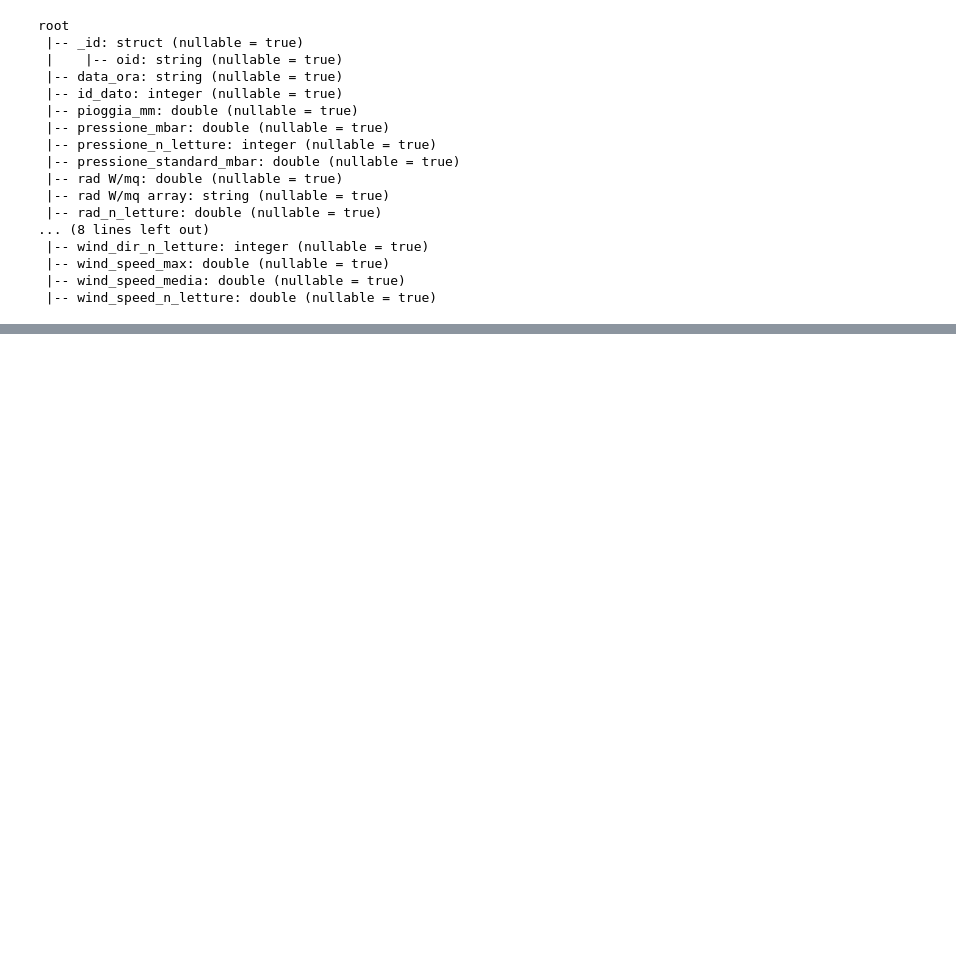
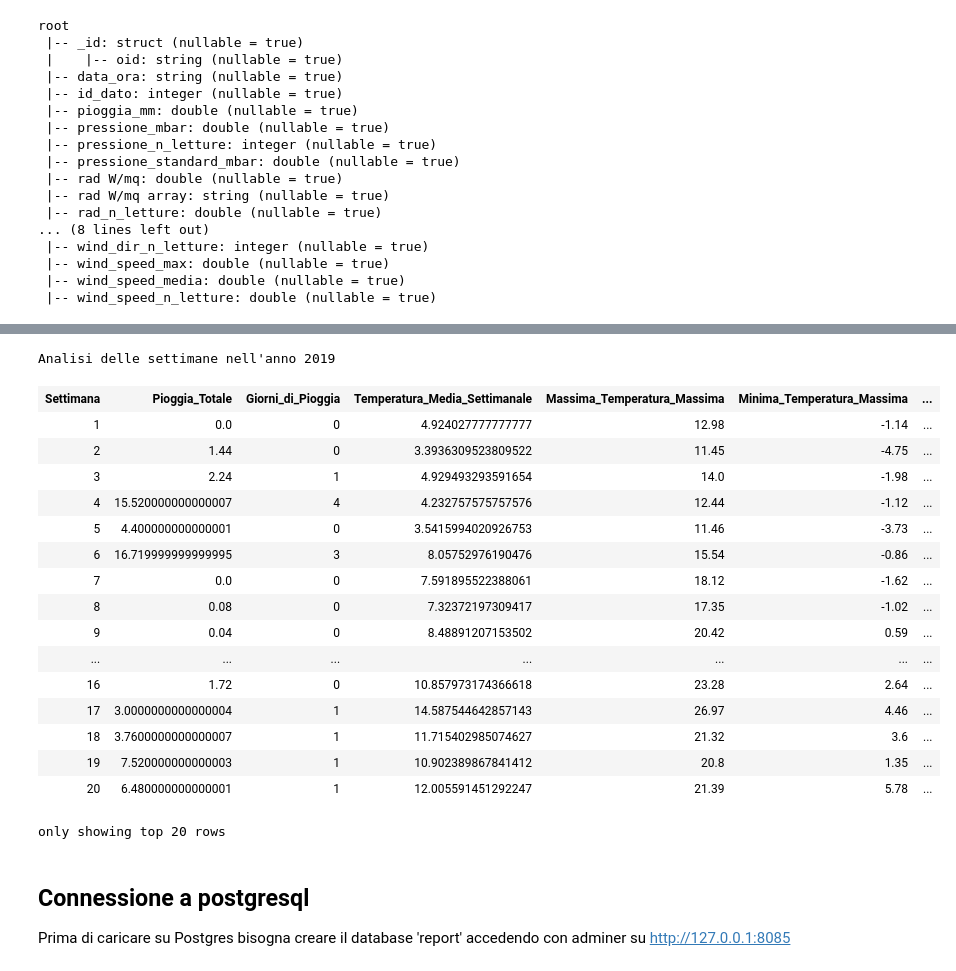
Before and after one commit to Shamri94/secondoprogetto_bigdata, a Jupyter notebook: job/SparkJobsSecondProject.ipynb, the cells around one changed output, grey strips where cells are left out. Drawn from its saved outputs; the diff is of its cells as text; code cells hidden in the pictures; blank space fills up the shorter version.

Commit message:
Completati i job weekly_report e anomalies_detection

```diff
--- a/job/SparkJobsSecondProject.ipynb
+++ b/job/SparkJobsSecondProject.ipynb
@@ -157,3 +189,29 @@ df2
+# %%
+df_weekly = weekly_report(2019)
+
+df_weekly
+# %% [output]
+Analisi delle settimane nell'anno 2019
+| Settimana | Pioggia_Totale | Giorni_di_Pioggia | Temperatura_Media_Settimanale | Massima_Temperatura_Massima | Minima_Temperatura_Massima | ... |
+| 1 | 0.0 | 0 | 4.924027777777777 | 12.98 | -1.14 | ... |
+| 2 | 1.44 | 0 | 3.3936309523809522 | 11.45 | -4.75 | ... |
+| 3 | 2.24 | 1 | 4.929493293591654 | 14.0 | -1.98 | ... |
+| 4 | 15.520000000000007 | 4 | 4.232757575757576 | 12.44 | -1.12 | ... |
+| 5 | 4.400000000000001 | 0 | 3.5415994020926753 | 11.46 | -3.73 | ... |
+| 6 | 16.719999999999995 | 3 | 8.05752976190476 | 15.54 | -0.86 | ... |
+| 7 | 0.0 | 0 | 7.591895522388061 | 18.12 | -1.62 | ... |
+| 8 | 0.08 | 0 | 7.32372197309417 | 17.35 | -1.02 | ... |
+| 9 | 0.04 | 0 | 8.48891207153502 | 20.42 | 0.59 | ... |
+| ... | ... | ... | ... | ... | ... | ... |
+| 16 | 1.72 | 0 | 10.857973174366618 | 23.28 | 2.64 | ... |
+| 17 | 3.0000000000000004 | 1 | 14.587544642857143 | 26.97 | 4.46 | ... |
+| 18 | 3.7600000000000007 | 1 | 11.715402985074627 | 21.32 | 3.6 | ... |
+| 19 | 7.520000000000003 | 1 | 10.902389867841412 | 20.8 | 1.35 | ... |
+| 20 | 6.480000000000001 | 1 | 12.005591451292247 | 21.39 | 5.78 | ... |
+only showing top 20 rows
+# %% [markdown]
+## Connessione a postgresql
+Prima di caricare su Postgres bisogna creare il database 'report' accedendo con adminer su http://127.0.0.1:8085
 # %%
 driver = "org.sqlite.JDBC"
 url="jdbc:postgresql://postgres/report"
```
Also changed, not shown: parts of 29 cells of this notebook.
